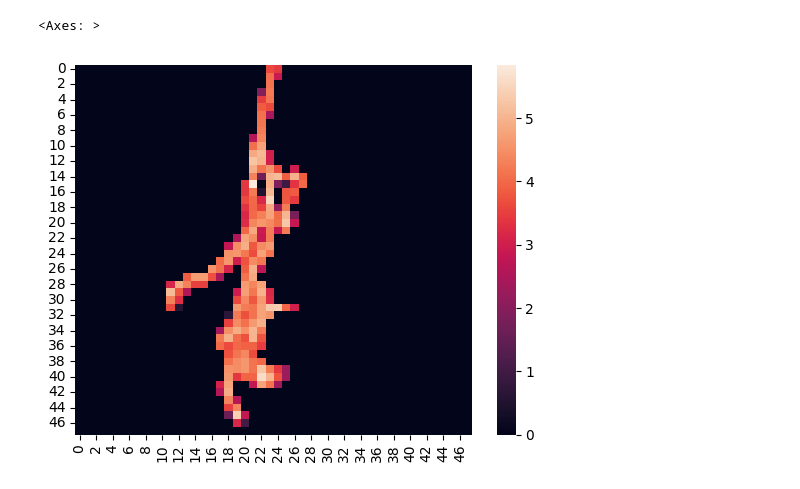
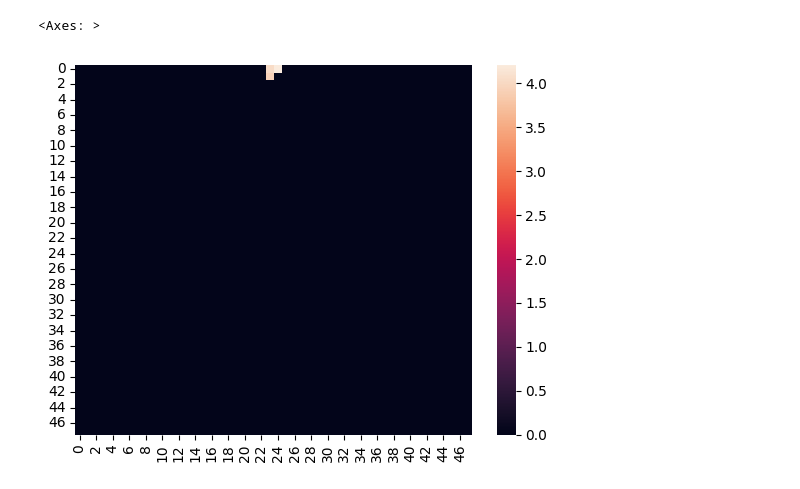
Before and after one commit to mohummudh/proton-kaon, a Jupyter notebook: notebooks/image_check.ipynb, the cells around one changed output. Saved outputs shown, nothing was run; the diff lists cells and outputs as text; code cells hidden in the pictures.

Commit message:
checking n_pixels on 48x48 images

```diff
--- a/notebooks/image_check.ipynb
+++ b/notebooks/image_check.ipynb
@@ -15,5 +18,5 @@ sns.heatmap(p[1099, 0])
 # %%
-sns.heatmap(k[3000, 0])
+sns.heatmap(k[0, 0])
 # %% [output]
 <Axes: >
-[figure, old version]
+[figure, new version]
```
Also changed, not shown: parts of 6 cells of this notebook.
